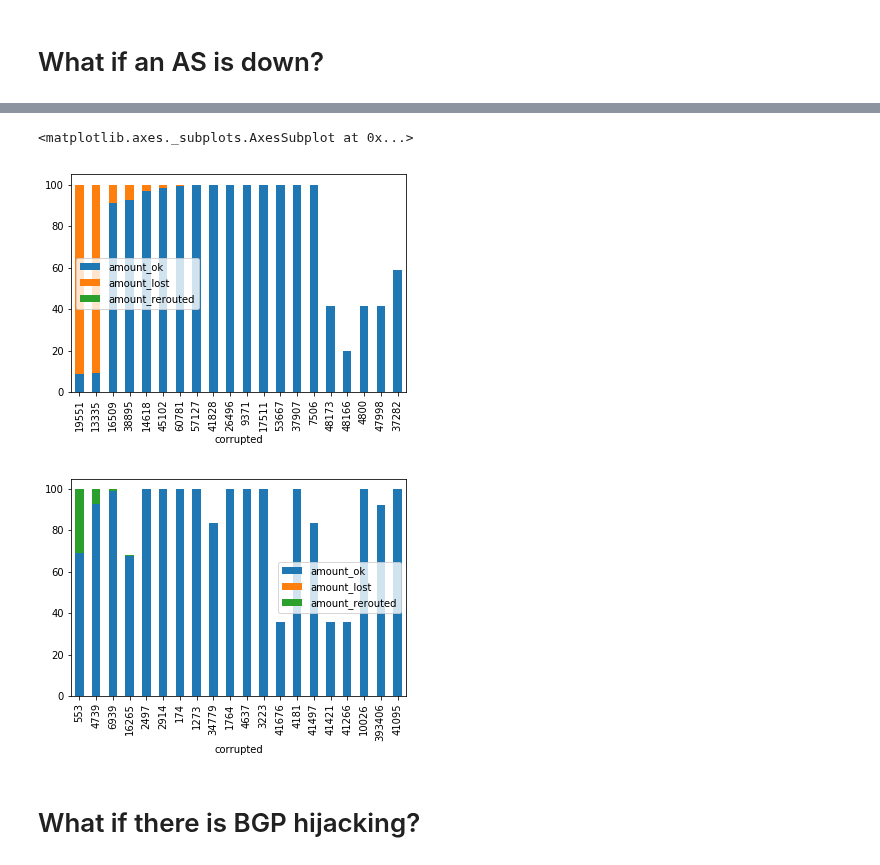
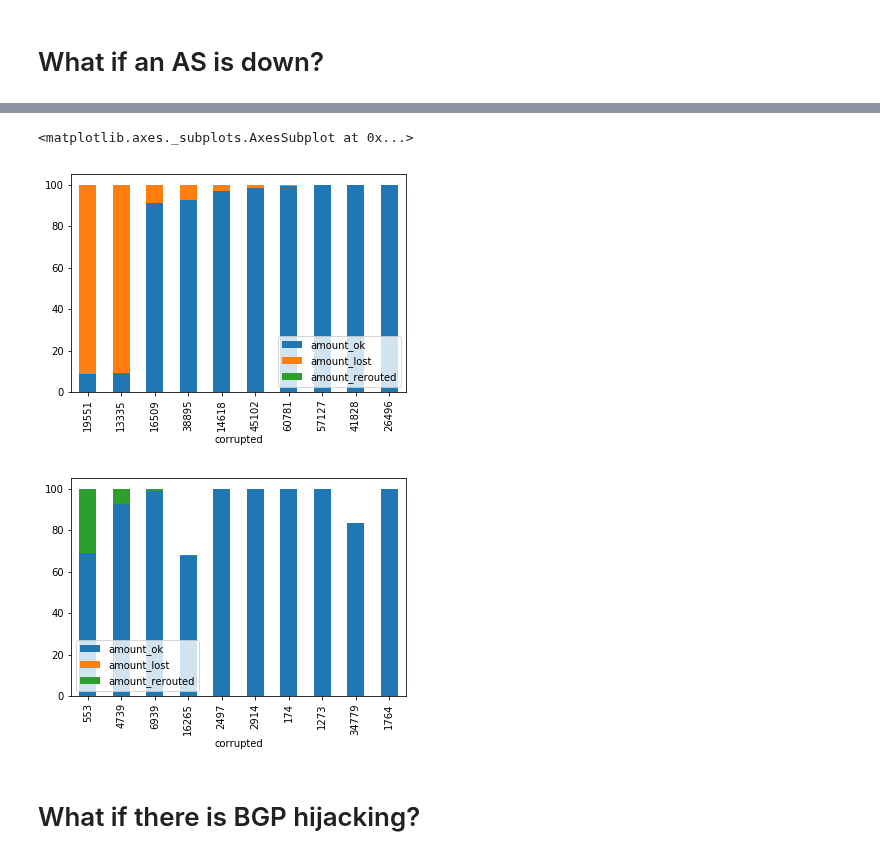
Before and after one commit to dedis/student_19_ripple-partition, a Jupyter notebook: find_match.ipynb, the cells around one changed output, grey strips where cells are left out. Saved outputs shown, nothing was run; the diff lists cells and outputs as text; code cells hidden in the pictures.

```diff
--- a/find_match.ipynb
+++ b/find_match.ipynb
@@ -70,10 +72,12 @@ remove_result.to_csv('statistics_remove.csv')
+# %%
+remove_result = pd.read_csv('statistics_remove.csv').set_index('corrupted')
 # %%
-remove_result.sort_values(by='amount_lost',ascending=False).head(20).plot.bar(stacked=True)
-remove_result.sort_values(by='amount_rerouted',ascending=False).head(20).plot.bar(stacked=True)
+remove_result.sort_values(by='amount_lost',ascending=False).head(10).plot.bar(stacked=True)
+remove_result.sort_values(by='amount_rerouted',ascending=False).head(10).plot.bar(stacked=True)
 # %% [output]
 <matplotlib.axes._subplots.AxesSubplot at 0x...>
-[figure, old version]
+[figure, new version]
-[figure, old version]
+[figure, new version]
 # %% [markdown]
 # What if there is BGP hijacking?
 # %%
```
Also changed, not shown: parts of 3 cells of this notebook.
